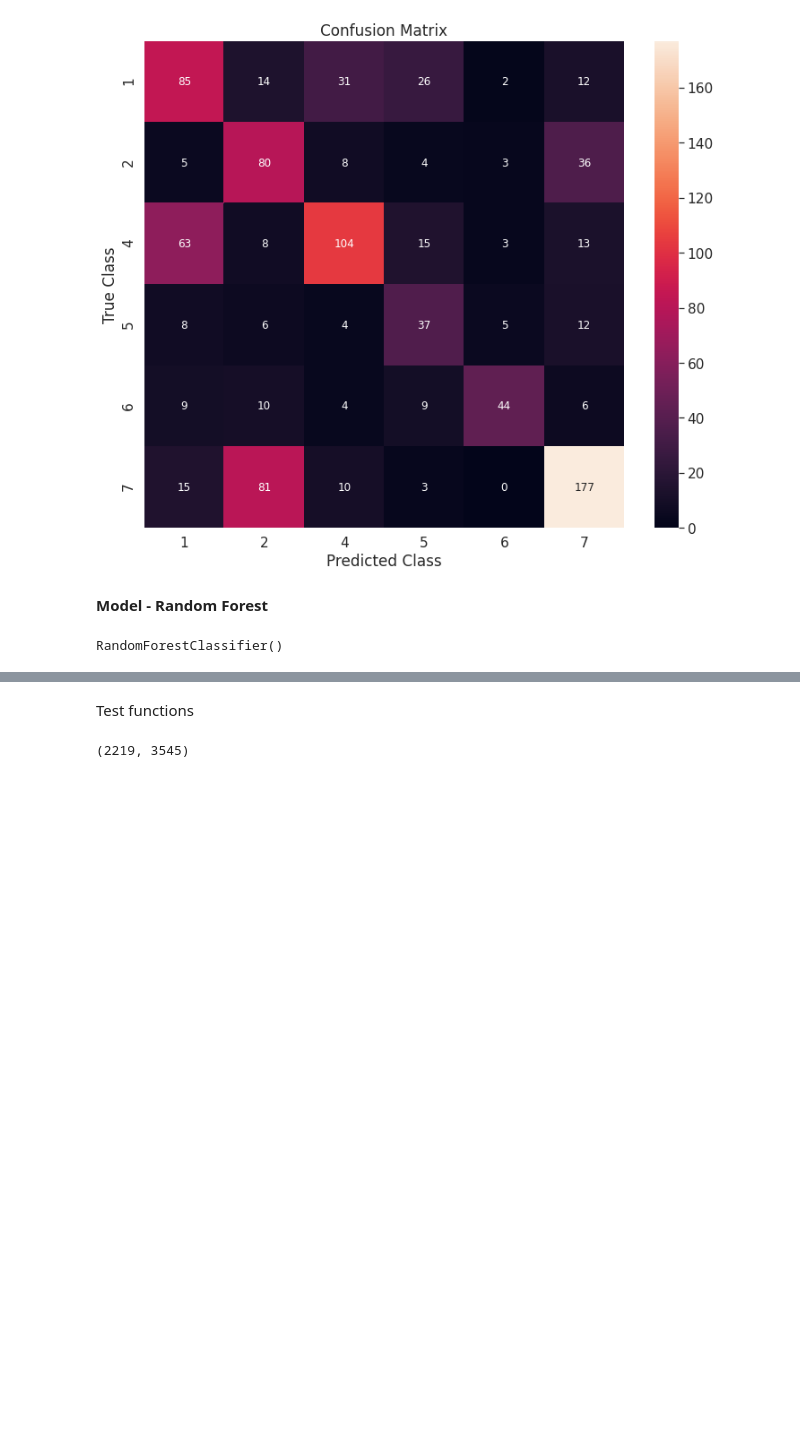
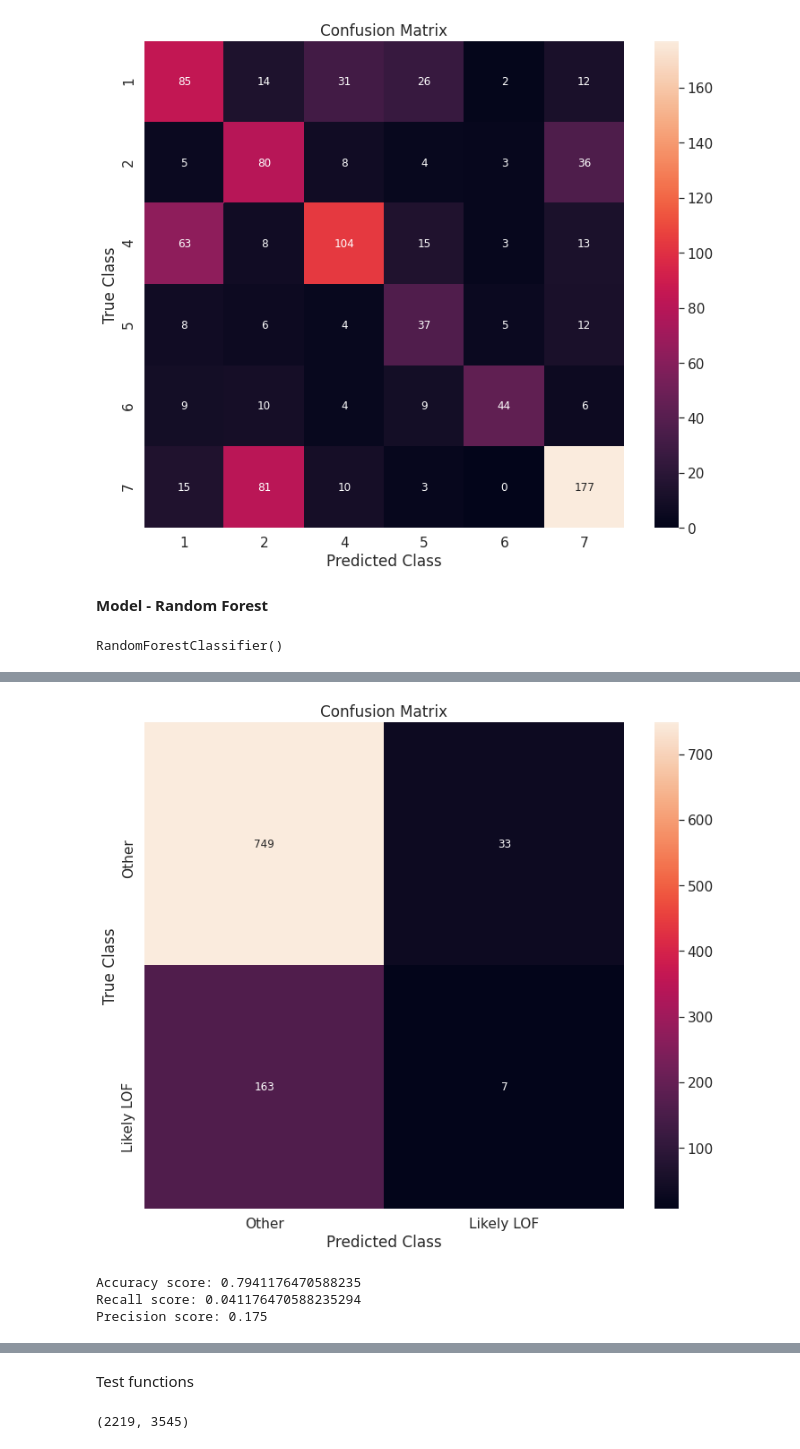
Before and after one commit to Shredder42/mutations, a Jupyter notebook: explore.ipynb, the cells around one changed output, grey strips where cells are left out. Cells and saved outputs as stored; diff of their text form; code cells hidden in the pictures; blank space fills up the shorter version.

```diff
--- a/explore.ipynb
+++ b/explore.ipynb
@@ -231,8 +232,8 @@ def print_top10(vectorizer, clf, class_labels):
         print("%s: %s" % (class_label,
               " ".join(feature_names[j] for j in top10)))
 # %%
-def confusion_matrix_plot():
-    df_cm = pd.DataFrame(cm, range(6), range(6))
+def confusion_matrix_plot(range1=6, range2=6):
+    df_cm = pd.DataFrame(cm, range(range1), range(range2))
     plt.figure(figsize = (12,10))
     sns.set(font_scale=1.4)#for label size
     sns.heatmap(df_cm, annot=True, annot_kws={"size": 12}, fmt='g', xticklabels = class_labels, yticklabels = class_labels)
@@ -727,0 +773,12 @@ confusion_matrix_plot()
+# %%
+confusion_matrix_plot(2,2)
+# %% [output]
+[figure, added]
+# %%
+print('Accuracy score: {}'.format(accuracy_score(y_true=y_test, y_pred=y_pred)))
+print('Recall score: {}'.format(recall_score(y_true=y_test, y_pred=y_pred)))
+print('Precision score: {}'.format(precision_score(y_true=y_test, y_pred=y_pred)))
+# %% [output]
+Accuracy score: 0.7941176470588235
+Recall score: 0.041176470588235294
+Precision score: 0.175
```
Also changed, not shown: parts of 29 cells of this notebook.
